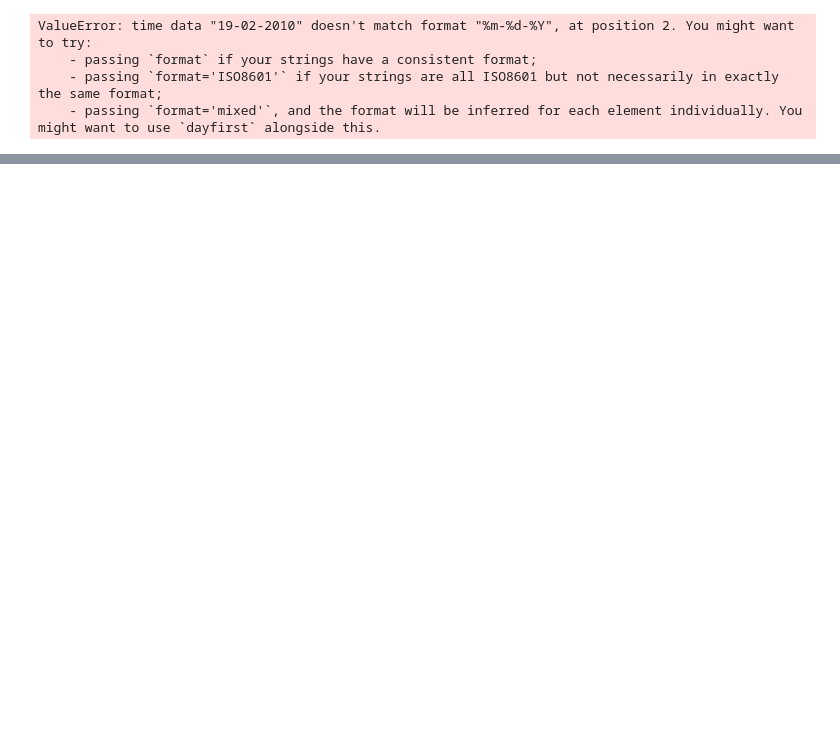
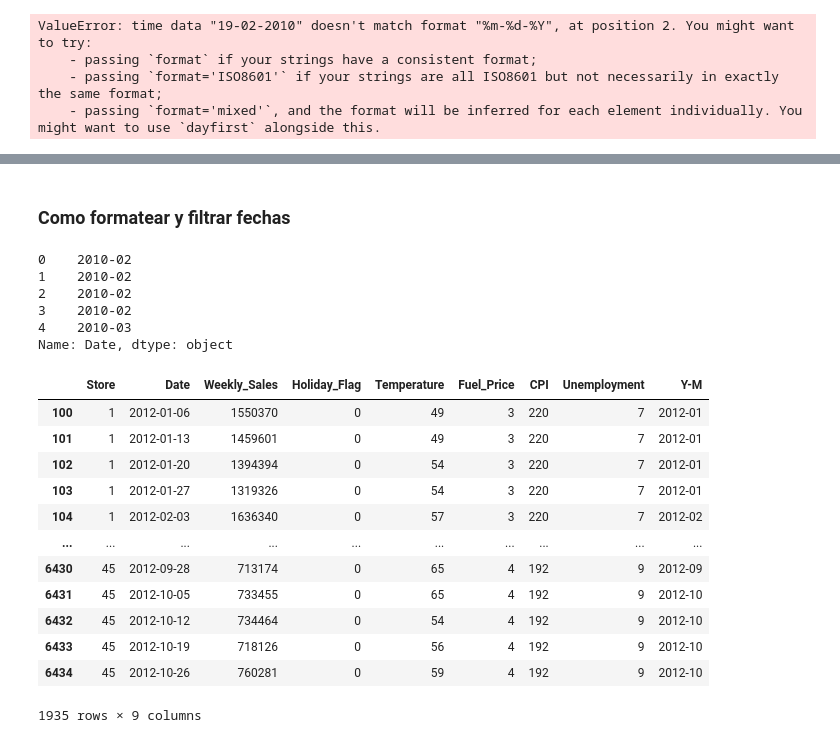
Before and after one commit to JuanAlMora/curso-codigofacilito-python-procesos-etl-modernos, a Jupyter notebook: 4-Transformacion/Tecnicas_Limpieza_Transformacion.ipynb, the cells around one changed output, grey strips where cells are left out. Drawn from its saved outputs; the diff is of its cells as text; code cells hidden in the pictures; blank space fills up the shorter version.

```diff
--- a/4-Transformacion/Tecnicas_Limpieza_Transformacion.ipynb
+++ b/4-Transformacion/Tecnicas_Limpieza_Transformacion.ipynb
@@ -55,0 +91,3 @@ ValueError: time data "19-02-2010" doesn't match format "%m-%d-%Y", at position
+# %%
+sales_data['Date'] = pd.to_datetime(sales_data['Date'], format='%d-%m-%Y')
+sales_data.info()
@@ -55,0 +121,3 @@ ValueError: time data "19-02-2010" doesn't match format "%m-%d-%Y", at position
+# %%
+sales_data['Y-M'] = sales_data['Date'].dt.to_period('M')
+sales_data.groupby('Y-M')['Weekly_Sales'].sum().reset_index()
@@ -55,0 +142,2 @@ ValueError: time data "19-02-2010" doesn't match format "%m-%d-%Y", at position
+# %%
+pd.set_option('display.float_format', lambda x: f'{x:.0f}')
@@ -55,0 +315,27 @@ ValueError: time data "19-02-2010" doesn't match format "%m-%d-%Y", at position
+# %% [markdown]
+### Como formatear y filtrar fechas
+# %%
+sales_data['Date'].dt.strftime('%Y-%m').head()
+# %% [output]
+0    2010-02
+1    2010-02
+2    2010-02
+3    2010-02
+4    2010-03
+Name: Date, dtype: object
+# %%
+sales_data[sales_data['Date'].dt.year == 2012]
+# %% [output]
+|  | Store | Date | Weekly_Sales | Holiday_Flag | Temperature | Fuel_Price | CPI | Unemployment | Y-M |
+| 100 | 1 | 2012-01-06 | 1550370 | 0 | 49 | 3 | 220 | 7 | 2012-01 |
+| 101 | 1 | 2012-01-13 | 1459601 | 0 | 49 | 3 | 220 | 7 | 2012-01 |
+| 102 | 1 | 2012-01-20 | 1394394 | 0 | 54 | 3 | 220 | 7 | 2012-01 |
+| 103 | 1 | 2012-01-27 | 1319326 | 0 | 54 | 3 | 220 | 7 | 2012-01 |
+| 104 | 1 | 2012-02-03 | 1636340 | 0 | 57 | 3 | 220 | 7 | 2012-02 |
+| ... | ... | ... | ... | ... | ... | ... | ... | ... | ... |
+| 6430 | 45 | 2012-09-28 | 713174 | 0 | 65 | 4 | 192 | 9 | 2012-09 |
+| 6431 | 45 | 2012-10-05 | 733455 | 0 | 65 | 4 | 192 | 9 | 2012-10 |
+| 6432 | 45 | 2012-10-12 | 734464 | 0 | 54 | 4 | 192 | 9 | 2012-10 |
+| 6433 | 45 | 2012-10-19 | 718126 | 0 | 56 | 4 | 192 | 9 | 2012-10 |
+| 6434 | 45 | 2012-10-26 | 760281 | 0 | 59 | 4 | 192 | 9 | 2012-10 |
+1935 rows × 9 columns
```
Also changed, not shown: parts of 22 cells of this notebook.
